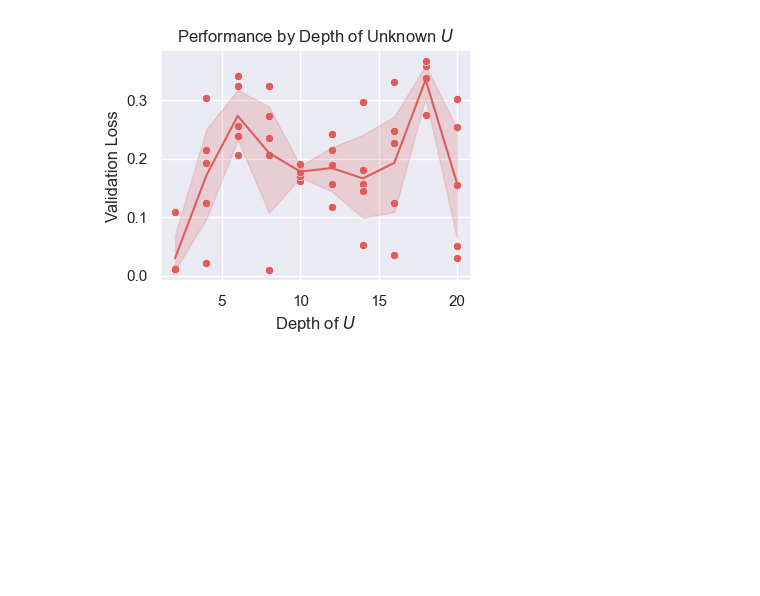
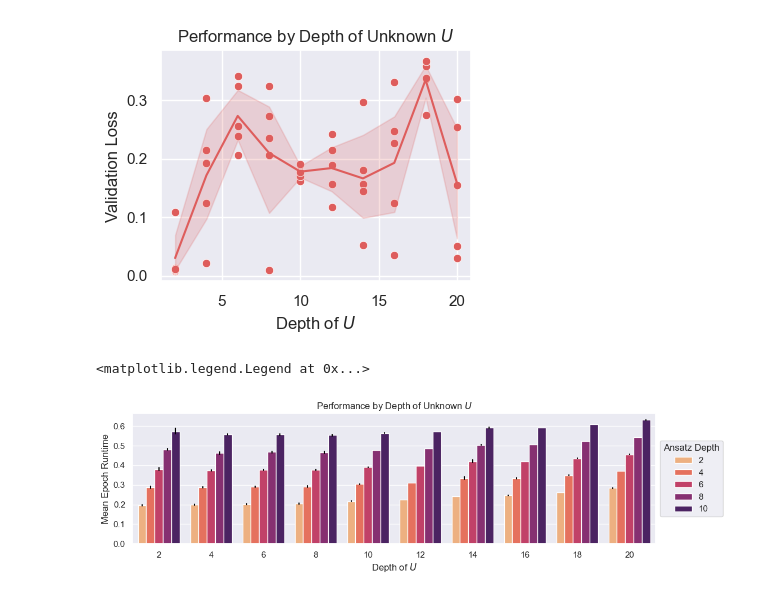
Before and after one commit to BenPrie/variational-local-inversions, a Jupyter notebook: learning-by-depth.ipynb, the cells around one changed output. Saved outputs shown, nothing was run; the diff lists cells and outputs as text; code cells hidden in the pictures; blank space fills up the shorter version.

```diff
--- a/learning-by-depth.ipynb
+++ b/learning-by-depth.ipynb
@@ -262,7 +244,7 @@ for d in tqdm(ds, desc='Trying different unitary depths'):
     evaluate_at_depth_by_scipy(n=4, d=d, n_U=5, ansatz_reps=ansatz_reps, save_path=save_path, n_train_samples=32, n_val_samples=8, n_epochs=350, verbose=True, overwrite=False)
 # %%
 # Read in all that data.
-data = pd.read_csv(save_path).set_index('id').reset_index(drop=True)
+data = pd.read_csv('./data/performance-by-depth-and-reps.csv').set_index('id').reset_index(drop=True)
 data
 # %% [output]
 |  | Train Loss | Val Loss | U Depth | No. Qubits | Ansatz Depth | Mean Epoch Runtime | Epochs |
@@ -311,3 +293,17 @@ ax.set_ylabel('Validation Loss')
 plt.savefig('./figures/performance-by-depth-(ansatz=4).pdf', bbox_inches='tight')
 # %% [output]
 [figure]
+# %%
+# Looking at runtime.
+fig, ax = plt.subplots(1, 1, figsize=(12, 3))
+
+# Plot.
+sns.barplot(data=data, x='U Depth', y='Mean Epoch Runtime', hue='Ansatz Depth', saturation=1, palette='flare', err_kws={'color': 'k', 'linewidth': 1.5}, ax=ax)
+
+# Beautification.
+ax.set_title('Performance by Depth of Unknown $U$')
+ax.set_xlabel('Depth of $U$')
+ax.legend(loc='center left', bbox_to_anchor=(1, 0.5), title='Ansatz Depth')
+# %% [output]
+<matplotlib.legend.Legend at 0x...>
+[figure, added]
```
Also changed, not shown: parts of 4 cells of this notebook, 1 other file.
